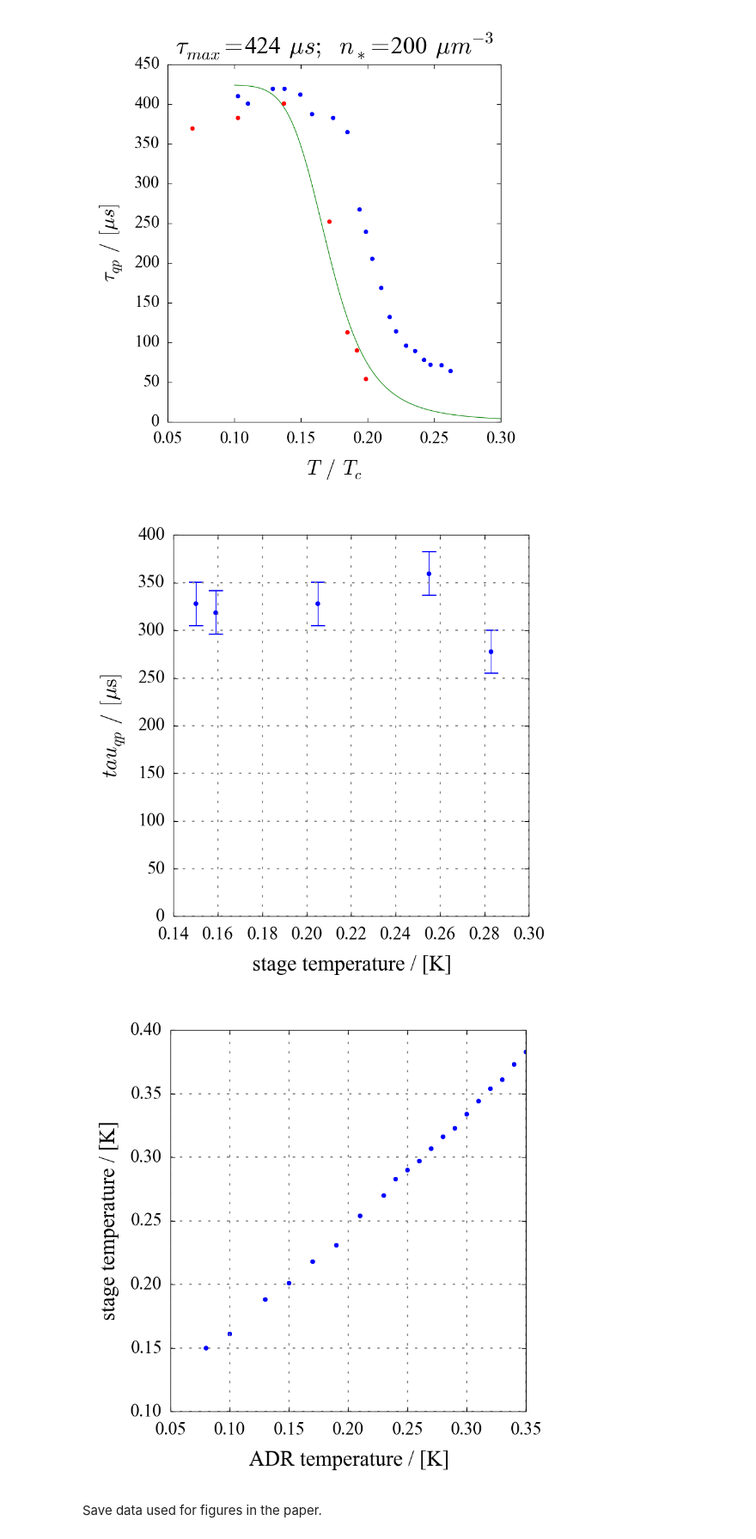
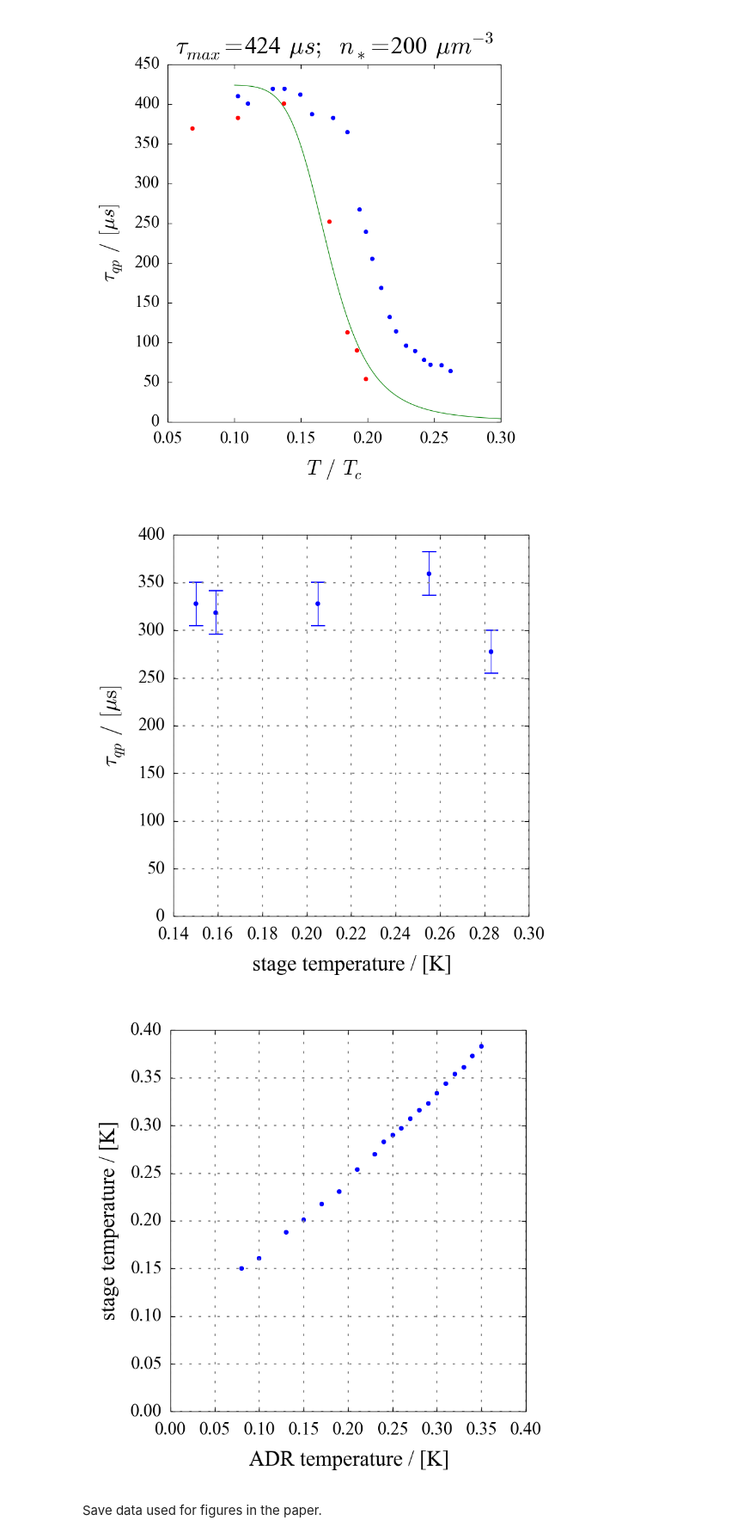
Before and after one commit to danielflanigan/ColumbiaCMB-notebooks, a Jupyter notebook: mkid/2014-07-10_tau_qp_versus_bath_temperature.ipynb, the cells around one changed output. Shown at 86% size. Drawn from its saved outputs; the diff is of its cells as text; code cells hidden in the pictures.

```diff
--- a/mkid/2014-07-10_tau_qp_versus_bath_temperature.ipynb
+++ b/mkid/2014-07-10_tau_qp_versus_bath_temperature.ipynb
@@ -378,19 +378,21 @@ ax.set_ylabel(r'$\tau_{qp} \, / \, [\mu s]$')
 fig, ax = plt.subplots()
 ax.errorbar(T_stage_spike, 1e6 * tau_spike, yerr=1e6 * tau_spike_error, fmt='.')
 ax.set_xlabel('stage temperature / [K]')
-ax.set_ylabel(r'$tau_{qp} \, / \, [\mu \mathrm{s}]$')
+ax.set_ylabel(r'$\tau_{qp} \, / \, [\mu \mathrm{s}]$')
 ax.set_ylim(0, 400)
 ax.grid()
 # %% [output]
-[figure, old version]
+[figure, new version]
 # %%
 fig, ax = plt.subplots()
 ax.plot(T_ADR, T_stage, '.')
 ax.set_xlabel("ADR temperature / [K]")
 ax.set_ylabel("stage temperature / [K]")
+ax.set_xlim(0, 0.4)
+ax.set_ylim(0, 0.4)
 ax.grid()
 # %% [output]
-[figure, old version]
+[figure, new version]
 # %% [markdown]
 Save data used for figures in the paper.
 # %%
```
Also changed, not shown: parts of 1 cell of this notebook, 2 other files.
